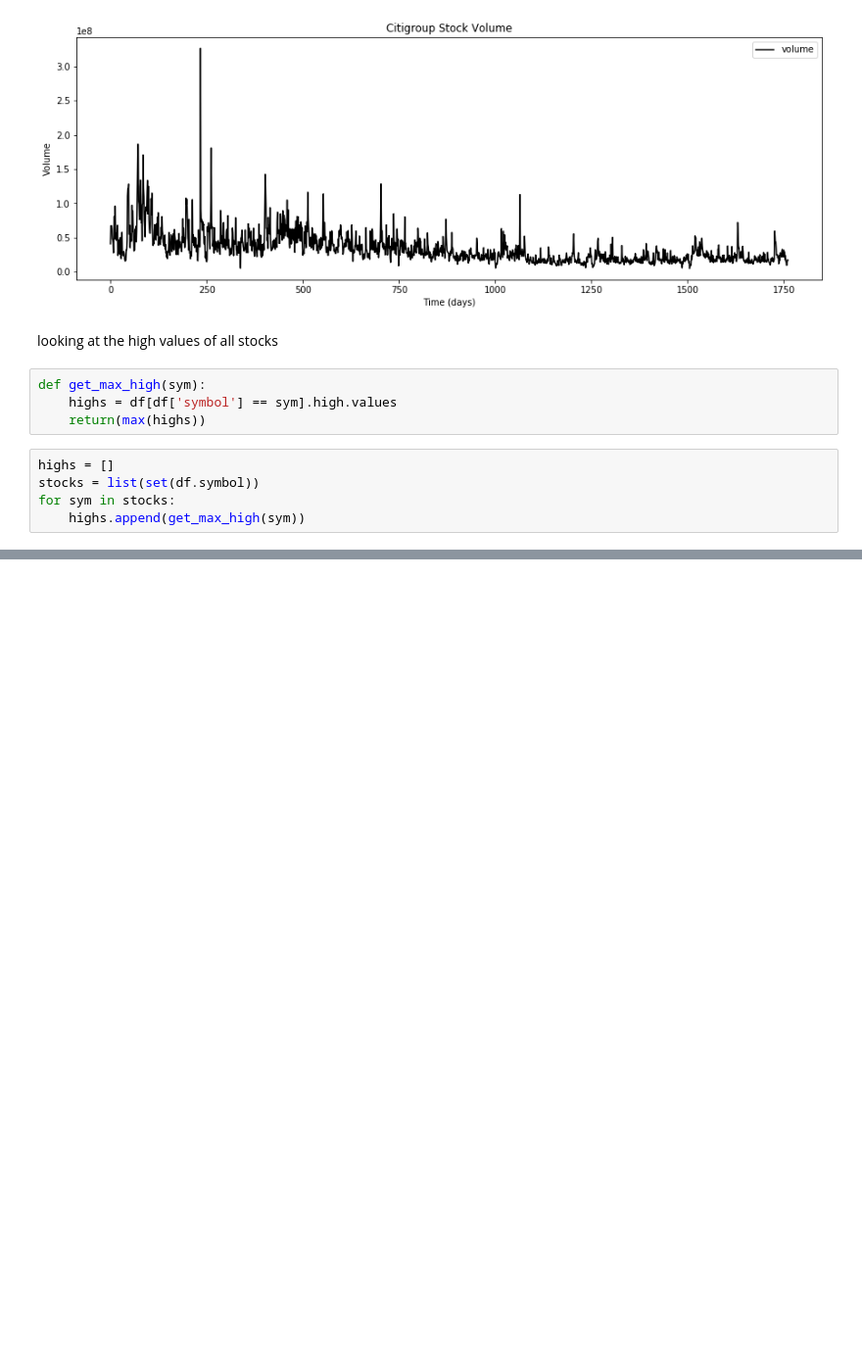
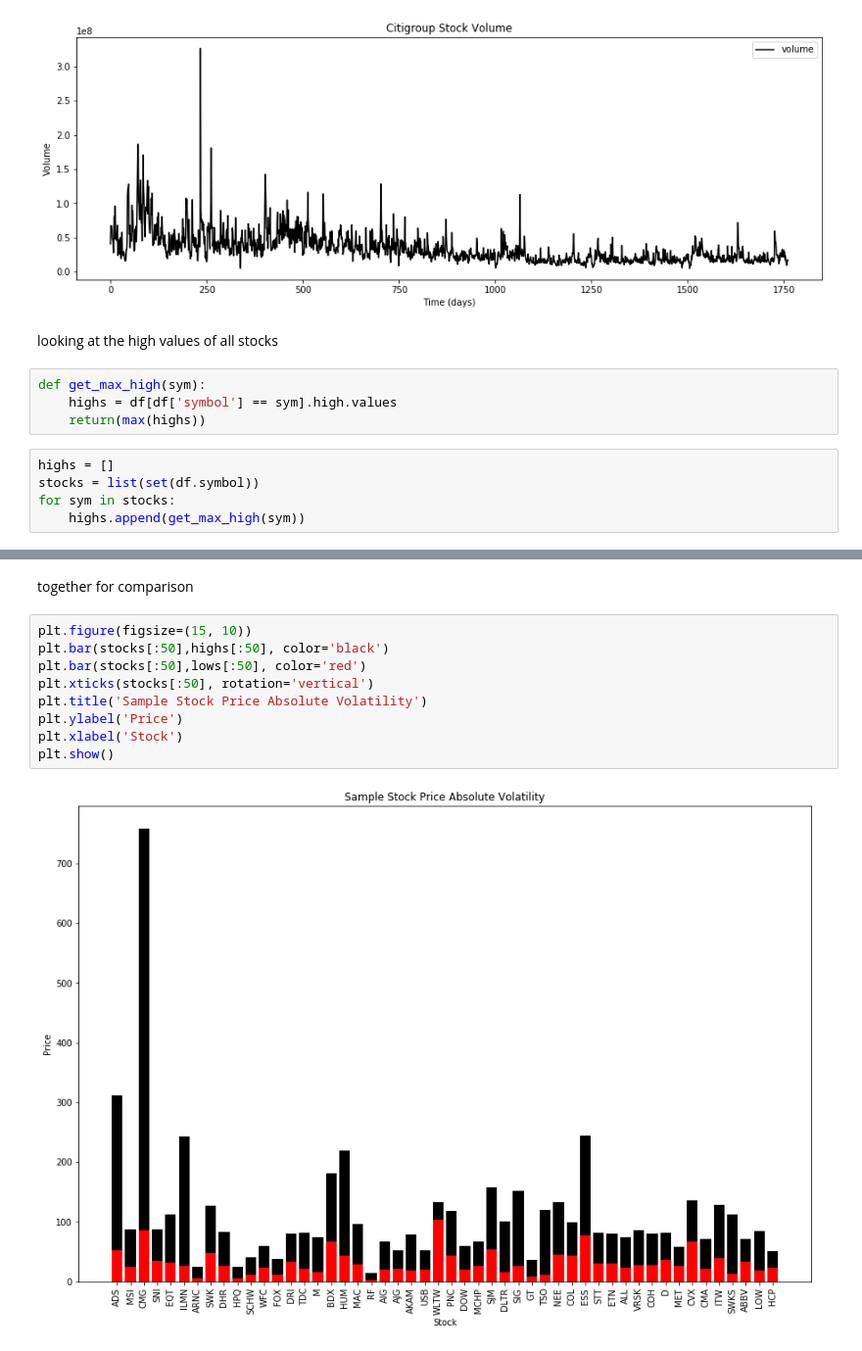
Before and after one commit to MissAle17/dsc-4-final-project-online-ds-sp-000, a Jupyter notebook: student.ipynb, the cells around one changed output, grey strips where cells are left out. Shown: that part at 98% size. Saved outputs shown, nothing was run; the diff lists cells and outputs as text; blank space fills up the shorter version.

```diff
--- a/student.ipynb
+++ b/student.ipynb
@@ -124,0 +144,13 @@ plt.show()
+# %% [markdown]
+together for comparison
+# %%
+plt.figure(figsize=(15, 10))
+plt.bar(stocks[:50],highs[:50], color='black')
+plt.bar(stocks[:50],lows[:50], color='red')
+plt.xticks(stocks[:50], rotation='vertical')
+plt.title('Sample Stock Price Absolute Volatility')
+plt.ylabel('Price')
+plt.xlabel('Stock')
+plt.show()
+# %% [output]
+[figure, added]
```
Also changed, not shown: parts of 3 cells of this notebook.
